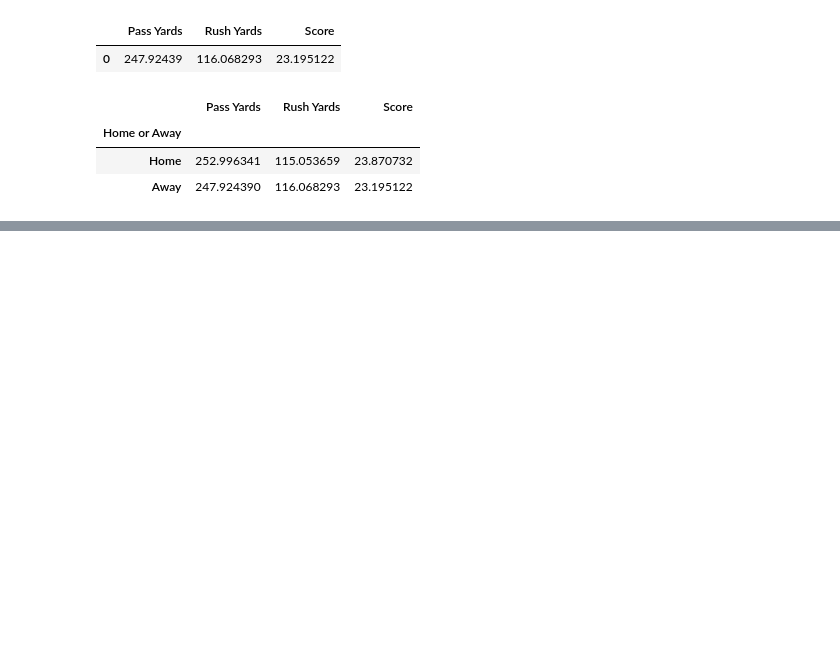
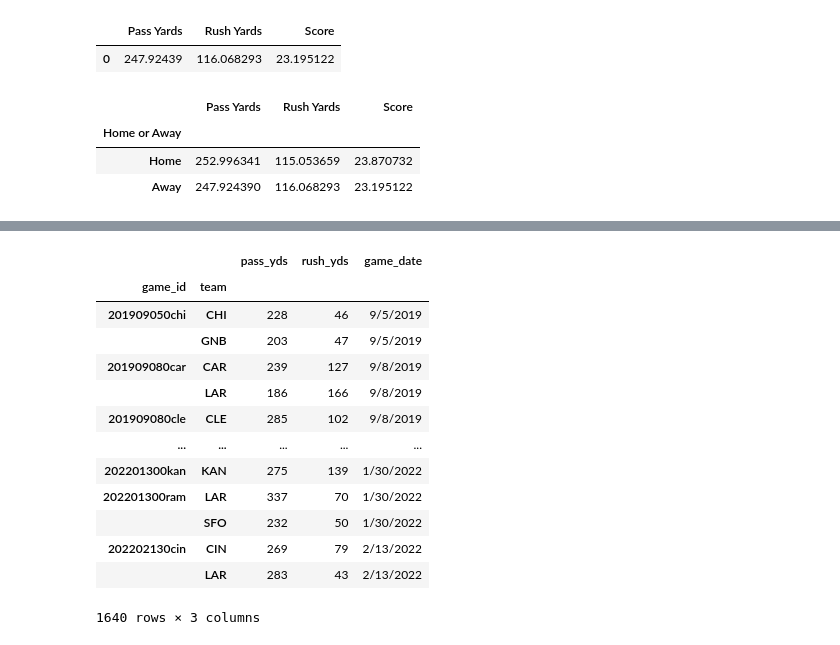
Before and after one commit to DevonNoer/Project-1-Football-Stats, a Jupyter notebook: Project 1/Code/cleaning.ipynb, the cells around one changed output, grey strips where cells are left out. Saved outputs shown, nothing was run; the diff lists cells and outputs as text; code cells hidden in the pictures; blank space fills up the shorter version.

```diff
--- a/Project 1/Code/cleaning.ipynb
+++ b/Project 1/Code/cleaning.ipynb
@@ -438,0 +456,3 @@ home_away_merged_df.to_csv("../Output/Home_Away_Avg.csv")
+# %%
+nfc_north_df1 = nfc_north_df.groupby(["game_id", "team"])[["pass_yds", "rush_yds"]].sum()
+nfc_north_df1
@@ -438,0 +474,3 @@ home_away_merged_df.to_csv("../Output/Home_Away_Avg.csv")
+# %%
+nfc_north_df2 = nfc_north_df.groupby(["game_id", "team"])["game_date"].first()
+nfc_north_df2
@@ -438,0 +491,18 @@ home_away_merged_df.to_csv("../Output/Home_Away_Avg.csv")
+# %%
+nfc_north_final_df = pd.merge(nfc_north_df1, nfc_north_df2, how="left", on = ["game_id", "team"])
+nfc_north_final_df
+# %% [output]
+|  |  | pass_yds | rush_yds | game_date |
+| game_id | team |  |  |  |
+| 201909050chi | CHI | 228 | 46 | 9/5/2019 |
+|  | GNB | 203 | 47 | 9/5/2019 |
+| 201909080car | CAR | 239 | 127 | 9/8/2019 |
+|  | LAR | 186 | 166 | 9/8/2019 |
+| 201909080cle | CLE | 285 | 102 | 9/8/2019 |
+| ... | ... | ... | ... | ... |
+| 202201300kan | KAN | 275 | 139 | 1/30/2022 |
+| 202201300ram | LAR | 337 | 70 | 1/30/2022 |
+|  | SFO | 232 | 50 | 1/30/2022 |
+| 202202130cin | CIN | 269 | 79 | 2/13/2022 |
+|  | LAR | 283 | 43 | 2/13/2022 |
+1640 rows × 3 columns
```
Also changed, not shown: parts of 17 cells of this notebook, 4 other files.
